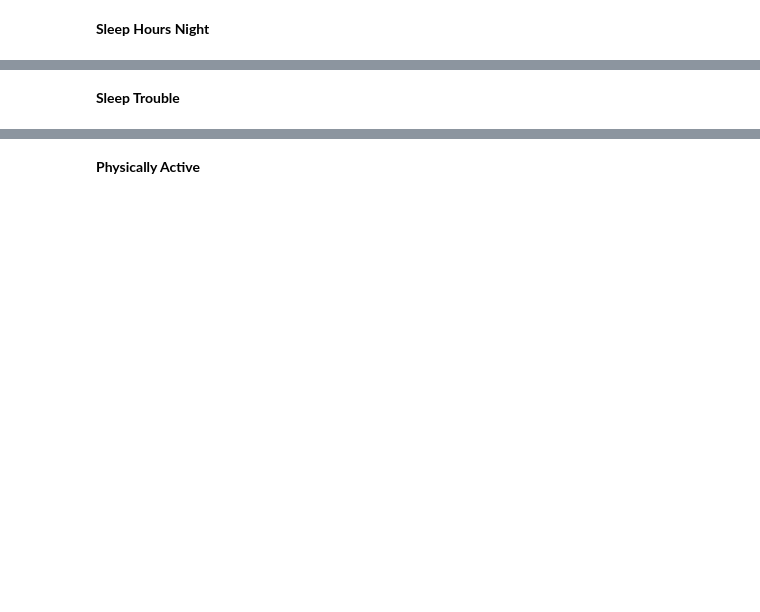
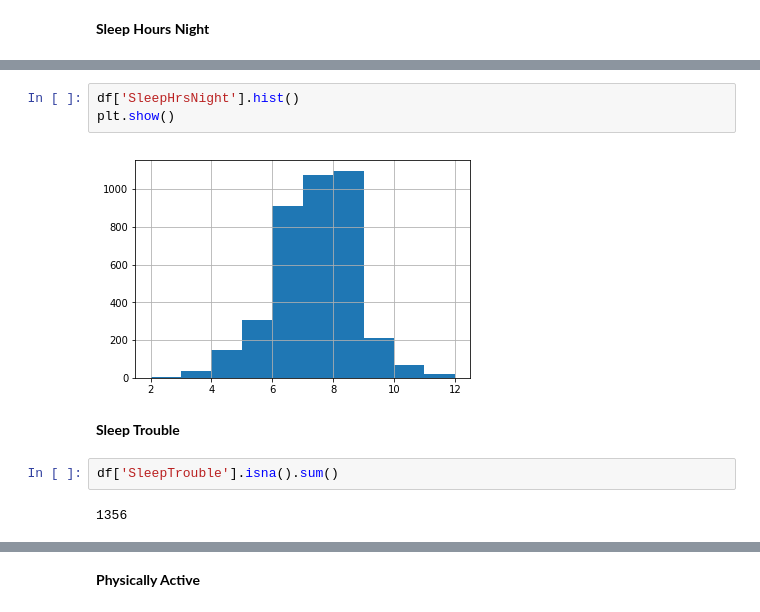
Before and after one commit to lucas-ubm/MaastrichtFlu, a Jupyter notebook: kaggle_starter.ipynb, the cells around one changed output, grey strips where cells are left out. Cells and saved outputs as stored; diff of their text form; blank space fills up the shorter version.

```diff
--- a/kaggle_starter.ipynb
+++ b/kaggle_starter.ipynb
@@ -622,2 +615,11 @@ len(df[(df['nBabies'].notna()) & (df['Age1stBaby']).isna()])
+# %%
+df['SleepHrsNight'].hist()
+plt.show()
+# %% [output]
+[figure, added]
 # %% [markdown]
 **Sleep Trouble**
+# %%
+df['SleepTrouble'].isna().sum()
+# %% [output]
+1356
```
Also changed, not shown: parts of 99 cells of this notebook.
